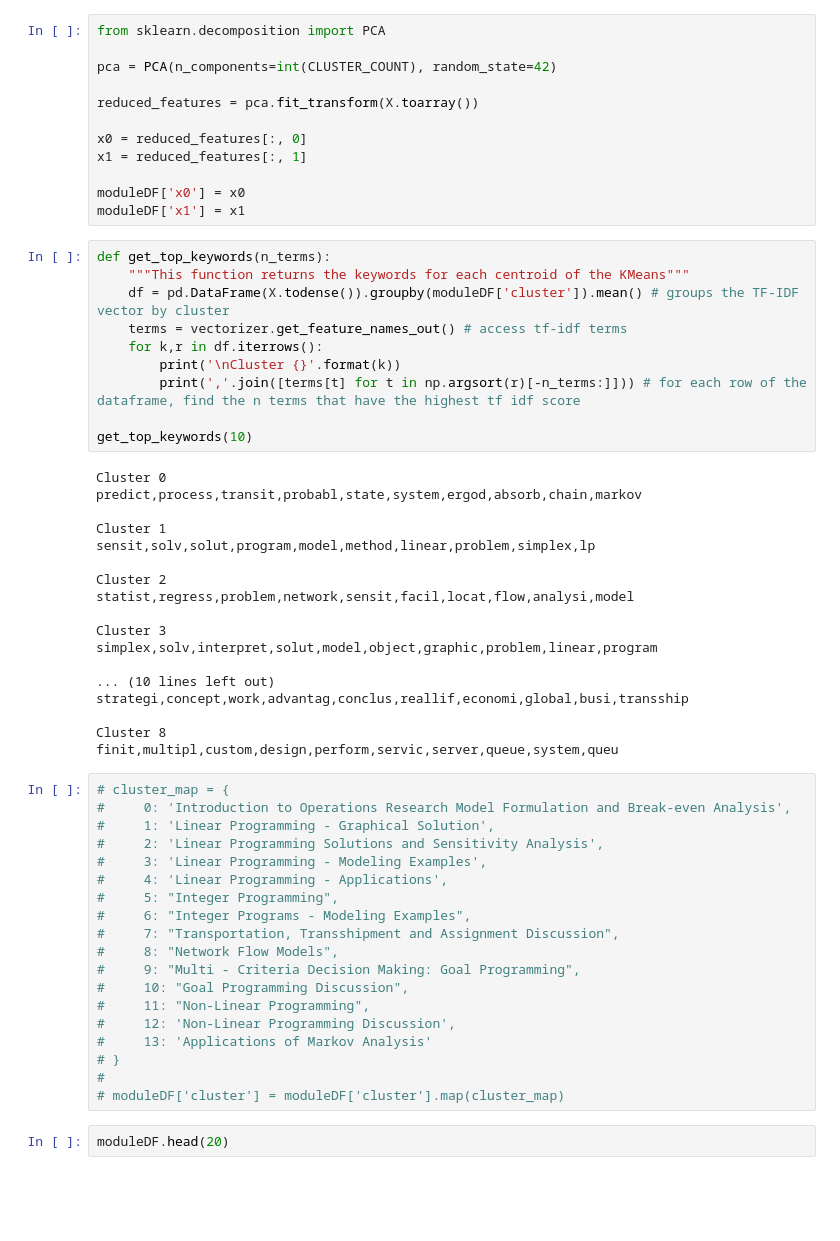
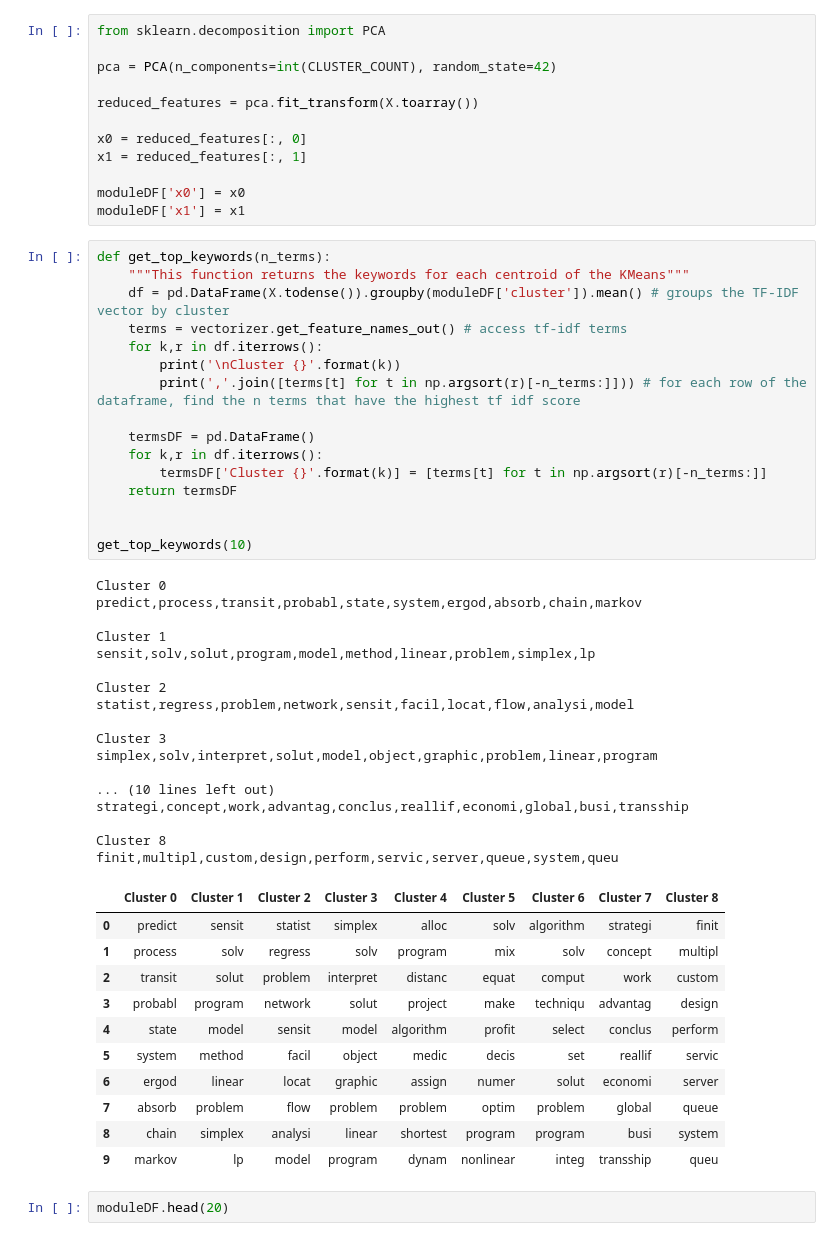
Before and after one commit to odu-emse/mms, a Jupyter notebook: cluster.ipynb, the cells around one changed output. Saved outputs shown, nothing was run; the diff lists cells and outputs as text; blank space fills up the shorter version.

```diff
--- a/cluster.ipynb
+++ b/cluster.ipynb
@@ -262,50 +262,48 @@ moduleDF['x1'] = x1
 # %%
 def get_top_keywords(n_terms):
     """This function returns the keywords for each centroid of the KMeans"""
     df = pd.DataFrame(X.todense()).groupby(moduleDF['cluster']).mean() # groups the TF-IDF vector by cluster
     terms = vectorizer.get_feature_names_out() # access tf-idf terms
     for k,r in df.iterrows():
         print('\nCluster {}'.format(k))
         print(','.join([terms[t] for t in np.argsort(r)[-n_terms:]])) # for each row of the dataframe, find the n terms that have the highest tf idf score
 
+    termsDF = pd.DataFrame()
+    for k,r in df.iterrows():
+        termsDF['Cluster {}'.format(k)] = [terms[t] for t in np.argsort(r)[-n_terms:]]
+    return termsDF
+
+
 get_top_keywords(10)
 # %% [output]
 Cluster 0
 predict,process,transit,probabl,state,system,ergod,absorb,chain,markov
 
 Cluster 1
 sensit,solv,solut,program,model,method,linear,problem,simplex,lp
 
 Cluster 2
 statist,regress,problem,network,sensit,facil,locat,flow,analysi,model
 
 Cluster 3
 simplex,solv,interpret,solut,model,object,graphic,problem,linear,program
 
 ... (10 lines left out)
 strategi,concept,work,advantag,conclus,reallif,economi,global,busi,transship
 
 Cluster 8
 finit,multipl,custom,design,perform,servic,server,queue,system,queu
+|  | Cluster 0 | Cluster 1 | Cluster 2 | Cluster 3 | Cluster 4 | Cluster 5 | Cluster 6 | Cluster 7 | Cluster 8 |
+| 0 | predict | sensit | statist | simplex | alloc | solv | algorithm | strategi | finit |
+| 1 | process | solv | regress | solv | program | mix | solv | concept | multipl |
+| 2 | transit | solut | problem | interpret | distanc | equat | comput | work | custom |
+| 3 | probabl | program | network | solut | project | make | techniqu | advantag | design |
+| 4 | state | model | sensit | model | algorithm | profit | select | conclus | perform |
+| 5 | system | method | facil | object | medic | decis | set | reallif | servic |
+| 6 | ergod | linear | locat | graphic | assign | numer | solut | economi | server |
+| 7 | absorb | problem | flow | problem | problem | optim | problem | global | queue |
+| 8 | chain | simplex | analysi | linear | shortest | program | program | busi | system |
+| 9 | markov | lp | model | program | dynam | nonlinear | integ | transship | queu |
-# %%
-# cluster_map = {
-#     0: 'Introduction to Operations Research Model Formulation and Break-even Analysis',
-#     1: 'Linear Programming - Graphical Solution',
-#     2: 'Linear Programming Solutions and Sensitivity Analysis',
-#     3: 'Linear Programming - Modeling Examples',
-#     4: 'Linear Programming - Applications',
-#     5: "Integer Programming",
-#     6: "Integer Programs - Modeling Examples",
-#     7: "Transportation, Transshipment and Assignment Discussion",
-#     8: "Network Flow Models",
-#     9: "Multi - Criteria Decision Making: Goal Programming",
-#     10: "Goal Programming Discussion",
-#     11: "Non-Linear Programming",
-#     12: 'Non-Linear Programming Discussion',
-#     13: 'Applications of Markov Analysis'
-# }
-#
-# moduleDF['cluster'] = moduleDF['cluster'].map(cluster_map)
 # %%
 moduleDF.head(20)
 # %% [output]
```
Also changed, not shown: parts of 15 cells of this notebook.
